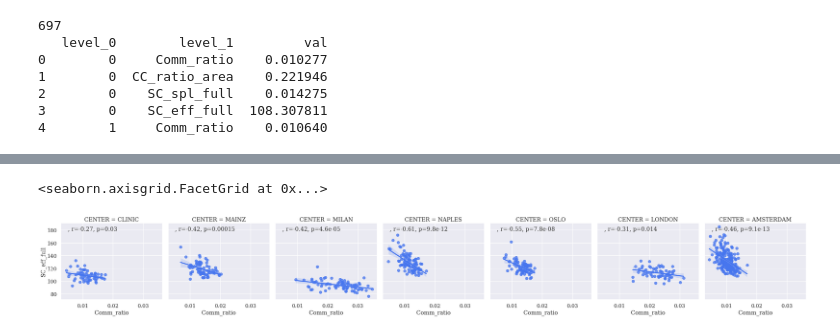
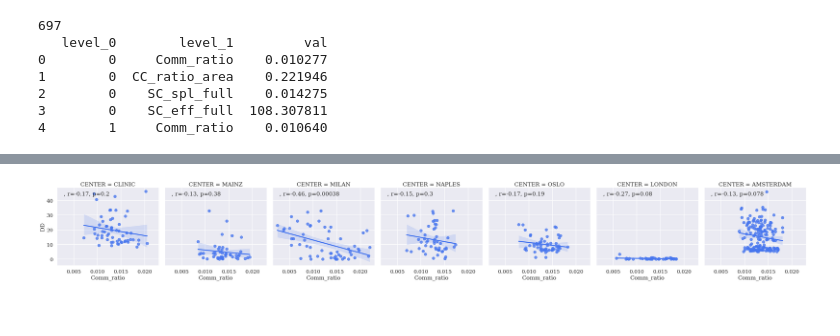
Before and after one commit to GerardMJuan/GraphNetworkMarkers, a Jupyter notebook: PAPER_FIGURES_TABLES/Fig1_intra_inter.ipynb, the cells around one changed output, grey strips where cells are left out. Cells and saved outputs as stored; diff of their text form; code cells hidden in the pictures.

```diff
--- a/PAPER_FIGURES_TABLES/Fig1_intra_inter.ipynb
+++ b/PAPER_FIGURES_TABLES/Fig1_intra_inter.ipynb
@@ -345,20 +523,30 @@ plt.colorbar(mpl.cm.ScalarMappable(norm=mpl.colors.Normalize(vmin=df_merged.EDSS
 # %%
 variable_to_plot = "Comm_ratio"
-cc = "SC_eff_full"
+cc = "DD"
 
-results = smf.ols(f'{variable_to_plot} ~ C(CENTER)', data=df_merged).fit()
+# DROP NA VALUES for DD
+df_merged = df_merged.dropna(subset=[cc])
+
+results = smf.ols(
+    f"{variable_to_plot} ~ C(CENTER) + C(SEX) + AGE", data=df_merged
+).fit()
 df_merged[f"{variable_to_plot}_C"] = results.resid
 
-results = smf.ols(f'{cc} ~ C(CENTER)', data=df_merged).fit()
+results = smf.ols(f"{cc} ~ C(CENTER)", data=df_merged).fit()
 df_merged[f"{cc}_C"] = results.resid
 
-df_merged['disease'] = np.where((df_merged['GROUP']== 'HC'), "HC", "MS")
+df_merged["disease"] = np.where((df_merged["GROUP"] == "HC"), "HC", "MS")
 df_merged_hc = df_merged[df_merged.disease == "HC"]
-g = sns.lmplot(data=df_merged, x=f"{variable_to_plot}", y=f"{cc}", col="CENTER")
+g = sns.lmplot(
+    data=df_merged, x=f"{variable_to_plot}", y=f"{cc}", col="CENTER"
+)
 g.map_dataframe(annotate, f"{variable_to_plot}", f"{cc}", multihue=False)
+plt.savefig(
+    "/home/gerard/PAPERS/PAPER_COBRA/BRAIN_SUBMISSION/FIGURES/Suppl_DD.png",
+    dpi=300,
+)
 # %% [output]
-<seaborn.axisgrid.FacetGrid at 0x...>
-[figure, old version]
+[figure, new version]
 # %%
 ## Linear analysis
 def basic_analysis(df, title, to_plot):
```
Also changed, not shown: parts of 9 cells of this notebook, 17 other files.
